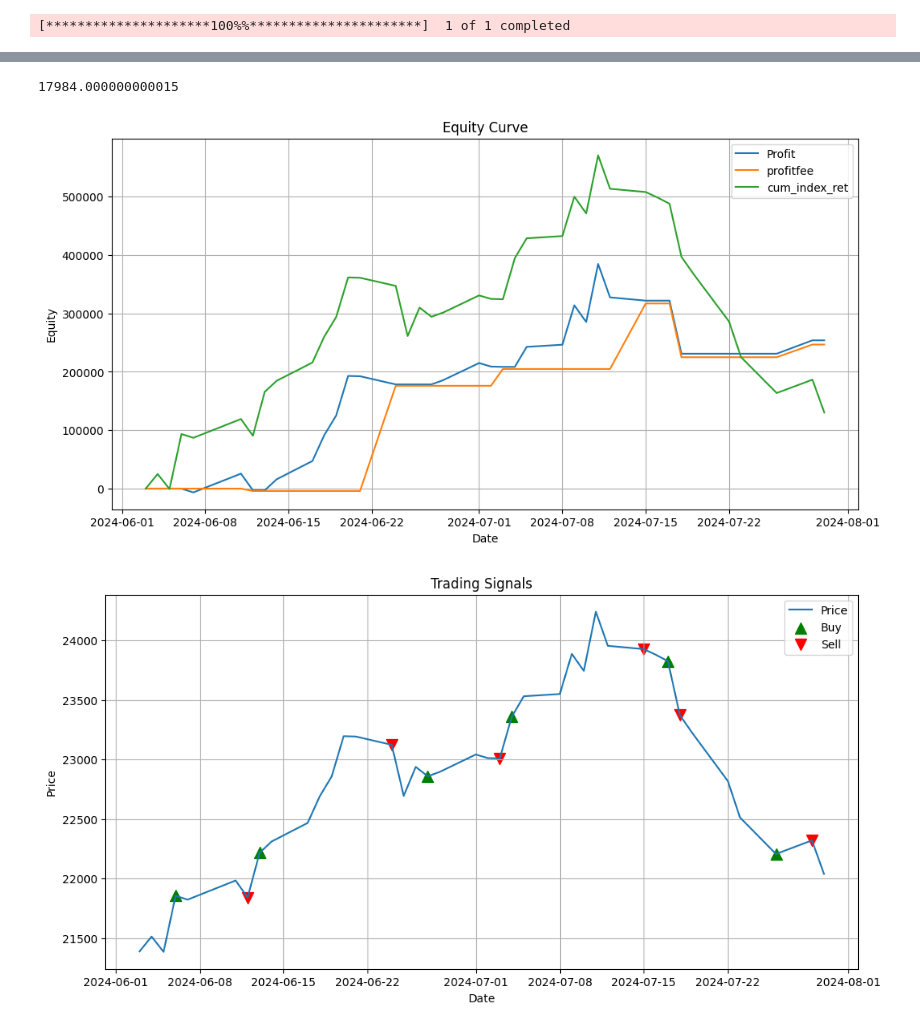
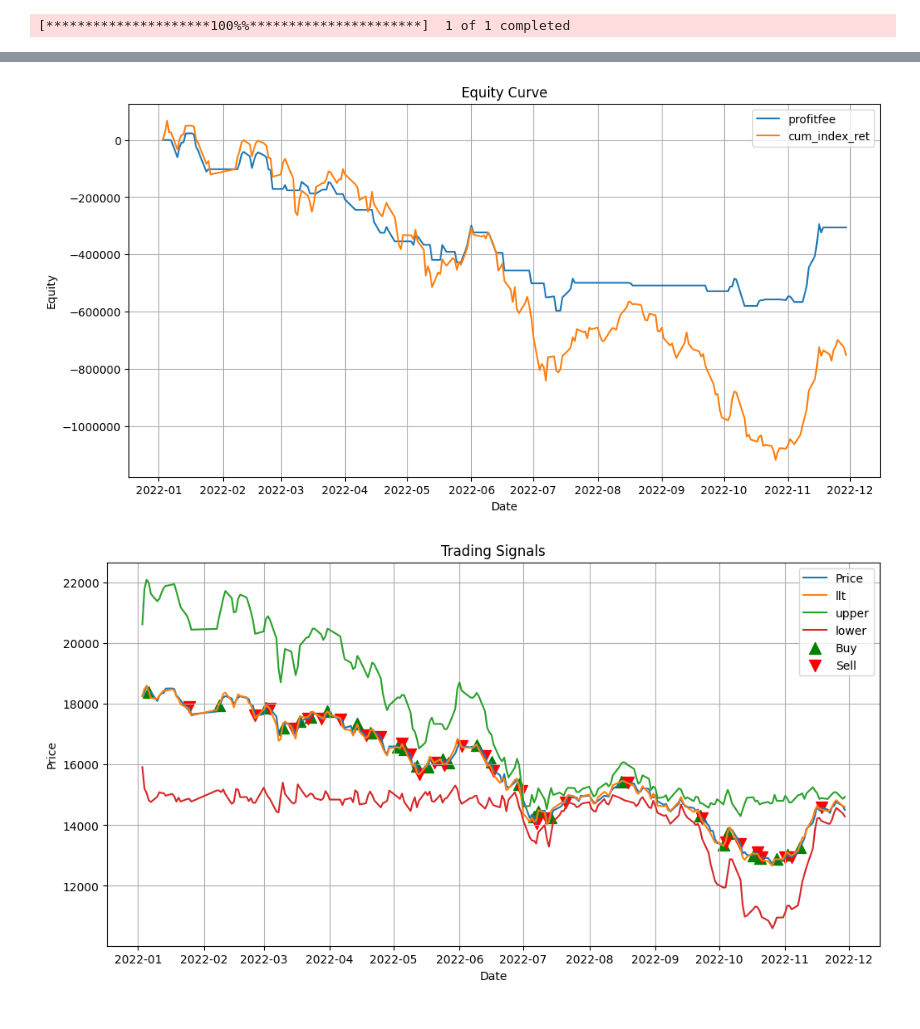
Before and after one commit to Xin95172/Quant_idea, a Jupyter notebook: llt.ipynb, the cells around one changed output, grey strips where cells are left out. Drawn from its saved outputs; the diff is of its cells as text; code cells hidden in the pictures.

```diff
--- a/llt.ipynb
+++ b/llt.ipynb
@@ -16,7 +16,7 @@ pd.set_option('display.float_format', '{:.2f}'.format)
 # df = df.drop(columns = ['Unnamed: 0', 'datetime', 'Date', 'Time'])
 # df.columns = ['open', 'high', 'low', 'close', 'volume']
 
-df = yfin.download('^TWII', start = '2024-6-1', end = '2024-7-31')
+df = yfin.download('^TWII', start = '2022-1-1', end = '2022-11-30')
 df.columns = ['open', 'high', 'low', 'close', 'adj_close', 'volume']
 # 計算資料DataFrame
 ret_df = pd.DataFrame(index = df.index)
@@ -108,4 +106,5 @@ df
 # %%
+# strategy
 BS = None
 fund = 1000000
 feePaid = 600
@@ -123,8 +122,12 @@ for i in range(2, len(df)):
     if i == len(df) - 1:
         break
 
-    entryLong = df['llt_slope'][i] > 0
-    exitShort = df['llt_slope'][i] < 0
+    ## 進場邏輯
+    entryLong = (df['llt_slope'][i] > 0) & (df['upper_exceed'][i] == True)
+
+    ##出場邏輯
+    exitLong = (df['llt_slope'][i] < 0) & ((df['take_profit'][i] == True) or (df['stop_loss'][i] == True))
+
 
     if BS == None:
         if entryLong:
@@ -139,7 +142,7 @@ for i in range(2, len(df)):
         profit = 200 *(df['open'].iloc[i + 1] - df['open'].iloc[i]) * ret_df['position'].iloc[i + 1]
         ret_df['profit_list'].iloc[i + 1] = profit
 
-        if exitShort or i == len(df) - 2:
+        if exitLong or i == len(df) - 2:
             pl_round = 200 * (df['open'].iloc[i + 1] - df['open'].iloc[t])
             profit_fee = profit - feePaid * 2
             ret_df['profit_fee_list'].iloc[i + 1] = profit_fee
@@ -156,5 +159,5 @@ for i in range(2, len(df)):
             ret_df['profit_fee_list'].iloc[i + 1] = profit_fee
 
 df['strategy_ret'] = ret_df['profit_list'].cumsum()
-equity['profitfee'] = ret_df['profit_fee_list_realized'].cumsum()
+equity['profitfee'] = ret_df['profit_fee_list'].cumsum()
 # %% [output]
@@ -245,19 +285,14 @@ Profit Factor :  3.566584165457597
-# %%
-(10861.01 - 10771.09) * 200
-# %% [output]
-17984.000000000015
 # %%
-# 绘图
+# plot
 fig, ax = plt.subplots(figsize=(12, 6))
-ax.plot(df.index, df['strategy_ret'], label='Profit')
 ax.plot(df.index, equity['profitfee'], label='profitfee')
 ax.plot(df.index, ret_df['cum_index_ret'], label='cum_index_ret')
 
-# 设置纵轴刻度格式
+## 设置纵轴刻度格式
 ax.get_yaxis().get_major_formatter().set_scientific(False)
 ax.get_yaxis().get_major_formatter().set_useOffset(False)
 
-# 添加网格、标签和标题
+## 添加网格、标签和标题
 ax.grid(True)
 ax.set_xlabel('Date')
 ax.set_ylabel('Equity')
@@ -266,28 +301,28 @@ ax.legend()
 
 plt.show()
 # %% [output]
-[figure, old version]
+[figure, new version]
 # %%
 plt.figure(figsize=(12, 6))
-plt.plot(df.index, df['open'], label='Price')
+plt.plot(df.index, df[['open', 'llt', 'bolinger_upper', 'bolinger_lower']], label=['Price', 'llt', 'upper', 'lower'])
 
 # 标记买入点
 buy_signals = ret_df[ret_df['buy'] != 0]
 plt.scatter(buy_signals.index, buy_signals['buy_price'], marker='^', color='g', label='Buy', s=100)
 
 # 标记卖出点
 sell_signals = ret_df[ret_df['sell'] != 0]
 plt.scatter(sell_signals.index, sell_signals['sell_price'], marker='v', color='r', label='Sell', s=100)
 
 # 添加图例和标题
 plt.legend()
 plt.title('Trading Signals')
 plt.xlabel('Date')
 plt.ylabel('Price')
 plt.grid(True)
 plt.show()
 # %% [output]
-[figure, old version]
+[figure, new version]
 # %%
 tdf = pd.DataFrame()
 tdf['open'] = df['open']
```
Also changed, not shown: parts of 10 cells of this notebook, 1 other file.
